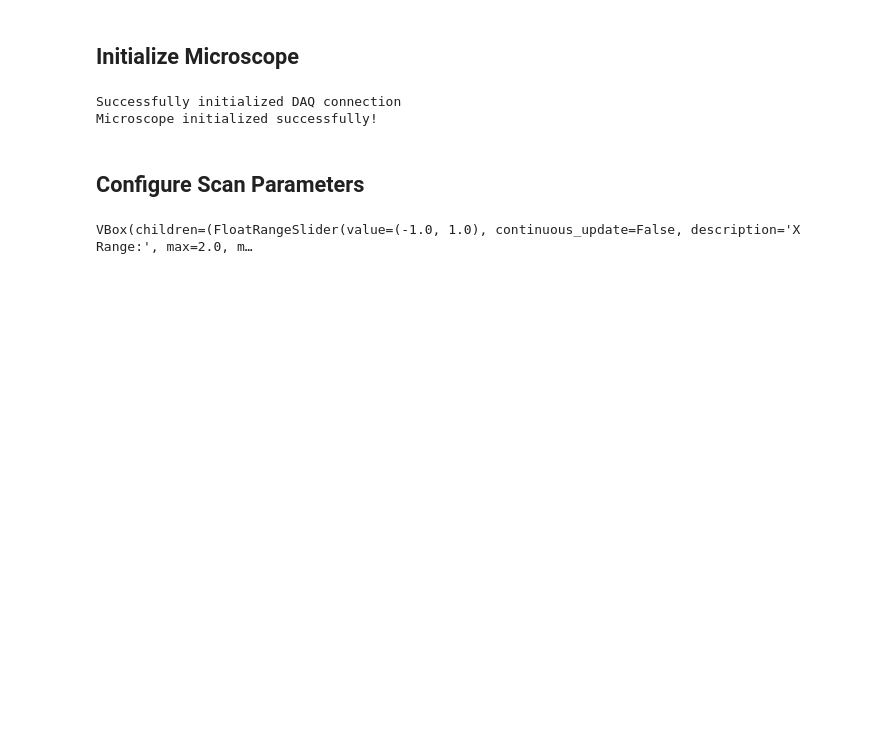
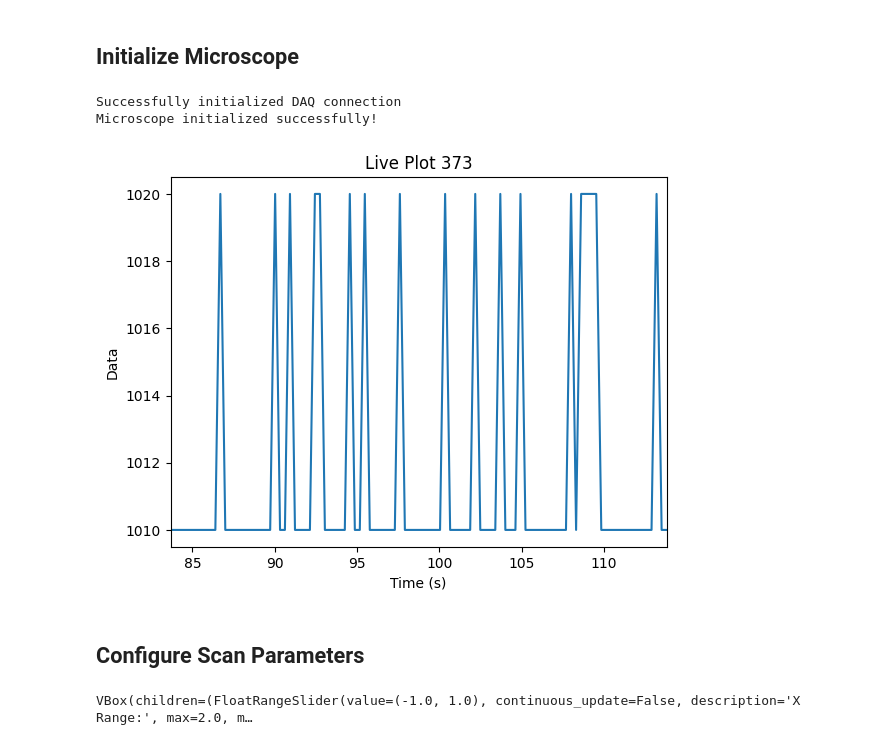
Before and after one commit to NoeSilva13/Single_NV_Scanning_Microscopy, a Jupyter notebook: scanning_microscope_control.ipynb, the cells around one changed output. Drawn from its saved outputs; the diff is of its cells as text; code cells hidden in the pictures; blank space fills up the shorter version.

```diff
--- a/scanning_microscope_control.ipynb
+++ b/scanning_microscope_control.ipynb
@@ -23,6 +23,37 @@ print("Microscope initialized successfully!")
 # %% [output]
 Successfully initialized DAQ connection
 Microscope initialized successfully!
+# %%
+import live_plot
+
+def measure_photons():
+    try:
+        # Read photon counts for 0.1 seconds
+        counts = microscope.controller.read_spd_count(sampling_time=0.1)
+        # Convert to counts per second
+        return counts * 10  # Multiply by 10 since we sampled for 0.1s
+    except Exception as e:
+        print(f"Error reading photon counts: {str(e)}")
+        return 0
+
+def start_photon_plotting(b):
+    try:
+        print("Starting live photon counting plot. Press Ctrl+C to stop.")
+        live_plot.live_plot(
+            measure_function=measure_photons,
+            histogram_range=100,  # Show last 100 points
+            dt=0.1  # Update every 0.1 seconds
+        )
+    except KeyboardInterrupt:
+        print("\nPlotting stopped by user")
+    except Exception as e:
+        print(f"\nError during plotting: {str(e)}")
+
+photon_plot_button = widgets.Button(description='Start Photon Counting Plot')
+photon_plot_button.on_click(start_photon_plotting)
+display(photon_plot_button)
+# %% [output]
+[figure, added]
 # %% [markdown]
 ## Configure Scan Parameters
 # %%
```
Also changed, not shown: 2 other files.
